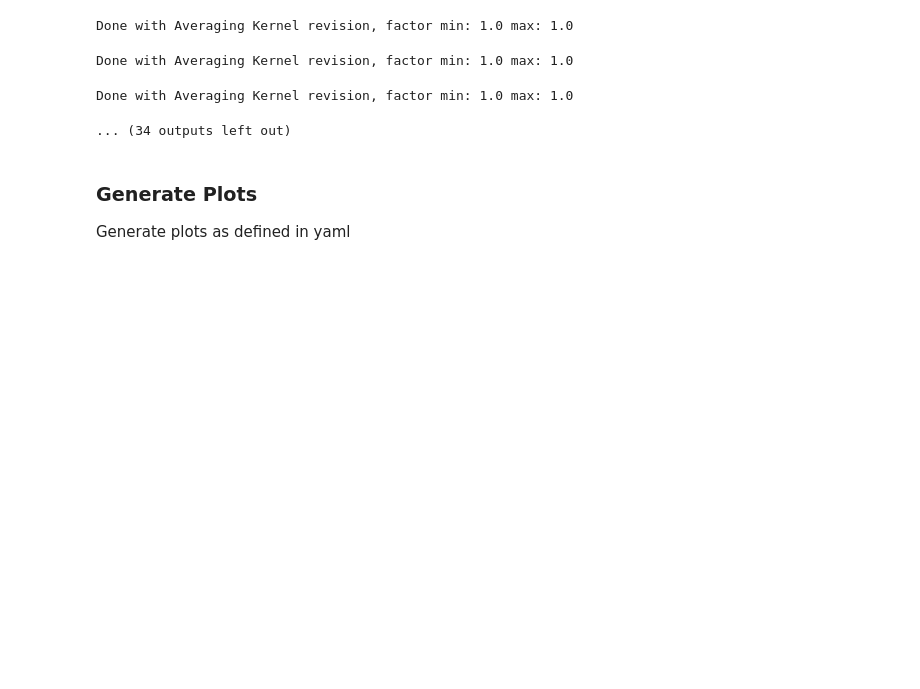
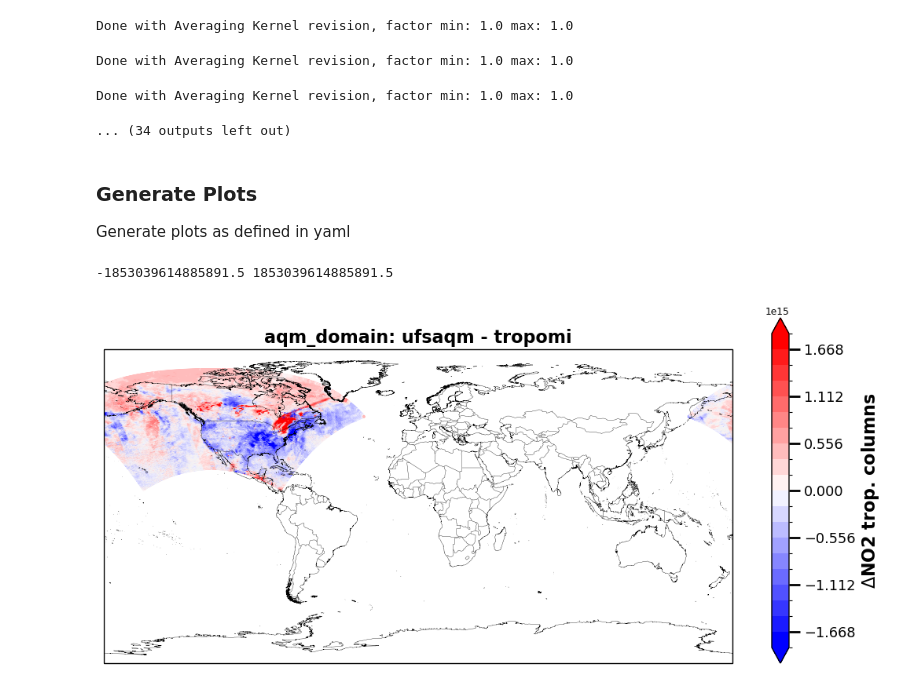
Before and after one commit to shawnusaf/MELODIES-MONET, a Jupyter notebook: examples/jupyter_notebooks/UFS-AQM_tropomi_no2_example.ipynb, the cells around one changed output. Saved outputs shown, nothing was run; the diff lists cells and outputs as text; code cells hidden in the pictures; blank space fills up the shorter version.

Commit message:
includes plot

```diff
--- a/examples/jupyter_notebooks/UFS-AQM_tropomi_no2_example.ipynb
+++ b/examples/jupyter_notebooks/UFS-AQM_tropomi_no2_example.ipynb
@@ -181,4 +181,7 @@ Done with Averaging Kernel revision, factor min: 1.0 max: 1.0
 
 Generate plots as defined in yaml
 # %%
-#an.plotting()
+an.plotting()
+# %% [output]
+-1853039614885891.5 1853039614885891.5
+[figure, added]
```
Also changed, not shown: parts of 1 cell of this notebook.
